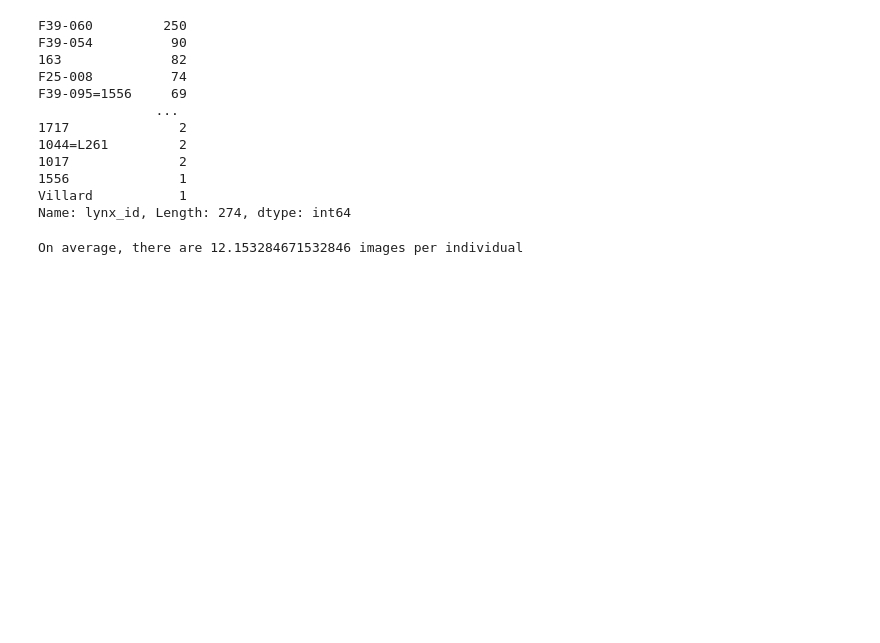
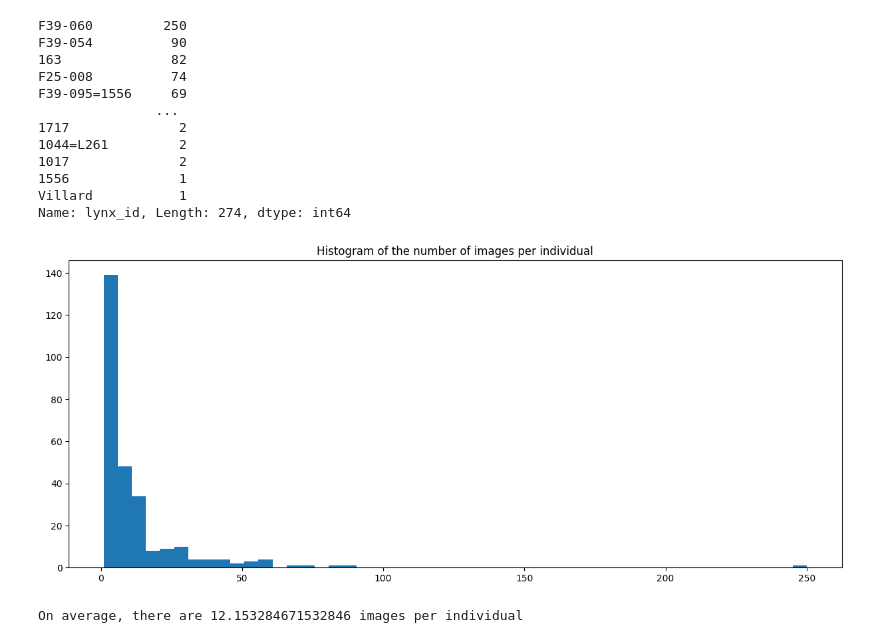
Before and after one commit to oliviergimenez/lynx-id, a Jupyter notebook: EDA/EDA.ipynb, the cells around one changed output. Saved outputs shown, nothing was run; the diff lists cells and outputs as text; code cells hidden in the pictures; blank space fills up the shorter version.

Commit message:
add histogram of the number of images per individual

```diff
--- a/EDA/EDA.ipynb
+++ b/EDA/EDA.ipynb
@@ -65,6 +65,13 @@ F39-095=1556     69
 1556              1
 Villard           1
 Name: lynx_id, Length: 274, dtype: int64
+# %%
+plt.figure(figsize=(15, 6))
+plt.hist(nb_images_per_individuals, bins=50)
+plt.title("Histogram of the number of images per individual")
+plt.show()
+# %% [output]
+[figure, added]
 # %%
 print(f"On average, there are {np.mean(nb_images_per_individuals)} images per individual")
 # %% [output]
```
